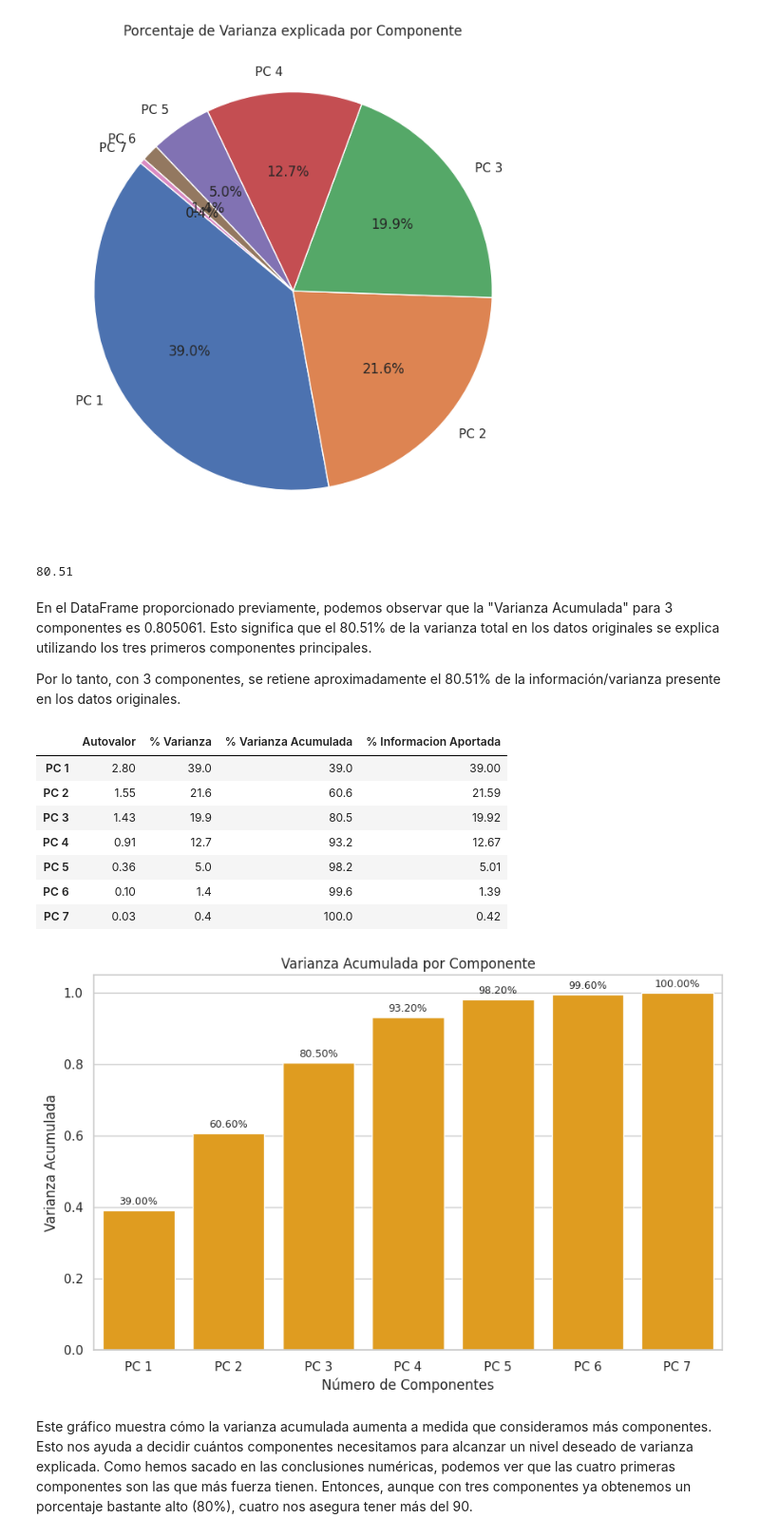
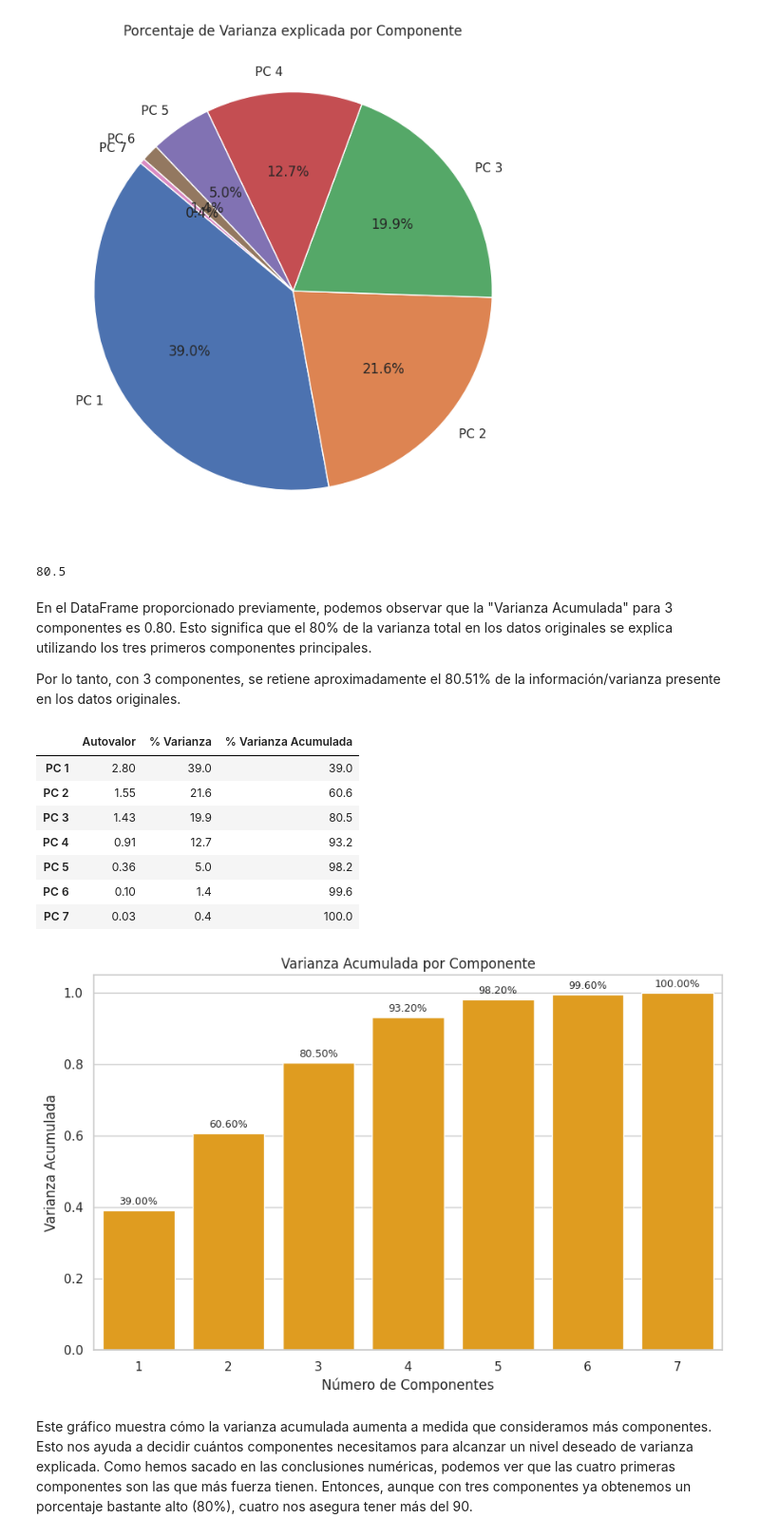
Before and after one commit to CeliaDiazSanchez/Data-Mining, a Jupyter notebook: LAB01_p3.ipynb, the cells around one changed output. Shown at 95% size. Drawn from its saved outputs; the diff is of its cells as text; code cells hidden in the pictures.

```diff
--- a/LAB01_p3.ipynb
+++ b/LAB01_p3.ipynb
@@ -881,6 +884,0 @@ Añadiremos una columna más que contenga el porcentaje de información que apor
-# %%
-# Calcular la información aportada por cada componente
-pca_results['% Informacion Aportada'] = (pca_results['Autovalor'] / pca_results['Autovalor'].sum() * 100).round(2)
-
-# Mostrar el DataFrame con la nueva columna 'Informacion Aportada'
-pca_results
@@ -1083,43 +1075,42 @@ plt.show()
 # %% [output]
 [figure]
 # %%
-pca_results['% Informacion Aportada'].head(3).sum()
+pca_results['% Varianza'].head(3).sum()
 # %% [output]
-80.51
+80.5
 # %% [markdown]
-En el DataFrame proporcionado previamente, podemos observar que la "Varianza Acumulada" para 3 componentes es 0.805061. Esto significa que el 80.51% de la varianza total en los datos originales se explica utilizando los tres primeros componentes principales.
+En el DataFrame proporcionado previamente, podemos observar que la "Varianza Acumulada" para 3 componentes es 0.80. Esto significa que el 80% de la varianza total en los datos originales se explica utilizando los tres primeros componentes principales.
 
 Por lo tanto, con 3 componentes, se retiene aproximadamente el 80.51% de la información/varianza presente en los datos originales.
 # %%
 pca_results
 # %% [output]
-|  | Autovalor | % Varianza | % Varianza Acumulada | % Informacion Aportada |
-| PC 1 | 2.80 | 39.0 | 39.0 | 39.00 |
-| PC 2 | 1.55 | 21.6 | 60.6 | 21.59 |
-| PC 3 | 1.43 | 19.9 | 80.5 | 19.92 |
-| PC 4 | 0.91 | 12.7 | 93.2 | 12.67 |
-| PC 5 | 0.36 | 5.0 | 98.2 | 5.01 |
-| PC 6 | 0.10 | 1.4 | 99.6 | 1.39 |
-| PC 7 | 0.03 | 0.4 | 100.0 | 0.42 |
+|  | Autovalor | % Varianza | % Varianza Acumulada |
+| PC 1 | 2.80 | 39.0 | 39.0 |
+| PC 2 | 1.55 | 21.6 | 60.6 |
+| PC 3 | 1.43 | 19.9 | 80.5 |
+| PC 4 | 0.91 | 12.7 | 93.2 |
+| PC 5 | 0.36 | 5.0 | 98.2 |
+| PC 6 | 0.10 | 1.4 | 99.6 |
+| PC 7 | 0.03 | 0.4 | 100.0 |
 # %%
-# Datos # TODO QUITAR PC
-componentes = pca_results.index
+componentes = list(range(1,8))
 varianza_acumulada = pca_results['% Varianza Acumulada']/100
 
 # Crear un histograma de la varianza acumulada
 plt.figure(figsize=(10, 6))
 ax = sns.barplot(x=componentes, y=varianza_acumulada, color='orange')
 
 # Agregar porcentajes en cada barra
 for idx, value in enumerate(varianza_acumulada):
     ax.text(idx, value + 0.01, f'{value:.2%}', ha='center', va='bottom', fontsize=9)
 
 plt.title('Varianza Acumulada por Componente')
 plt.xlabel('Número de Componentes')
 plt.ylabel('Varianza Acumulada')
 plt.show()
 # %% [output]
-[figure, old version]
+[figure, new version]
 # %% [markdown]
 Este gráfico muestra cómo la varianza acumulada aumenta a medida que consideramos más componentes. Esto nos ayuda a decidir cuántos componentes necesitamos para alcanzar un nivel deseado de varianza explicada. Como hemos sacado en las conclusiones numéricas, podemos ver que las cuatro primeras componentes son las que más fuerza tienen. Entonces, aunque con tres componentes ya obtenemos un porcentaje bastante alto (80%), cuatro nos asegura tener más del 90.
 # %% [markdown]
```
Also changed, not shown: parts of 19 cells of this notebook.
